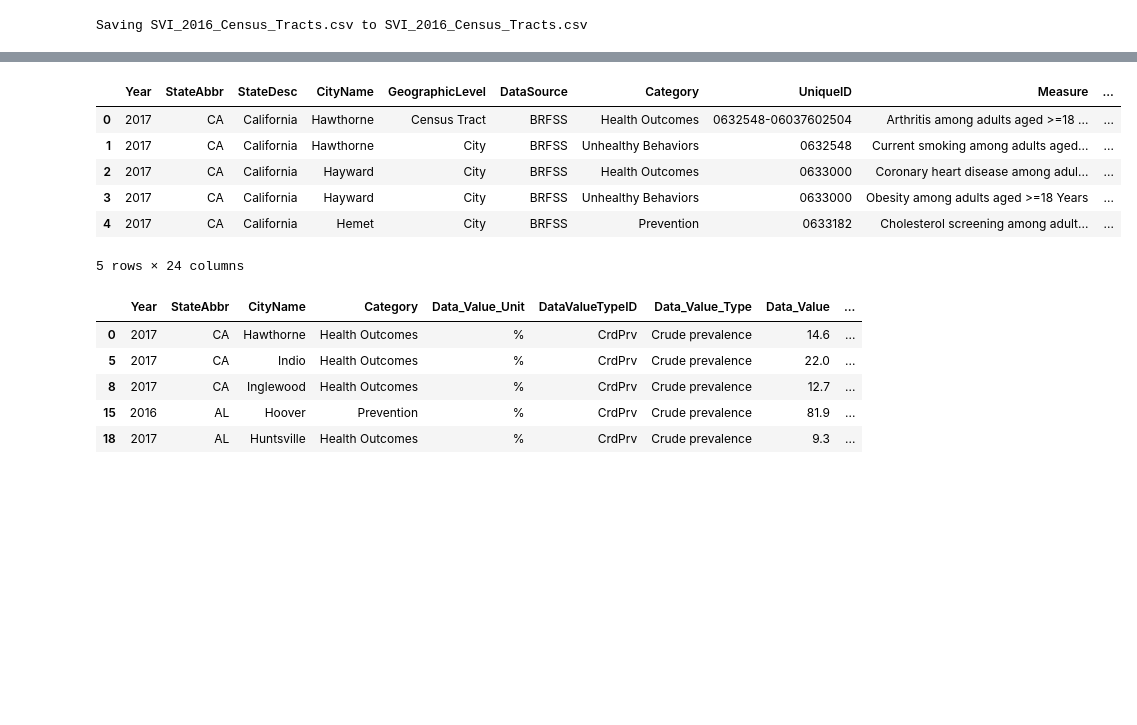
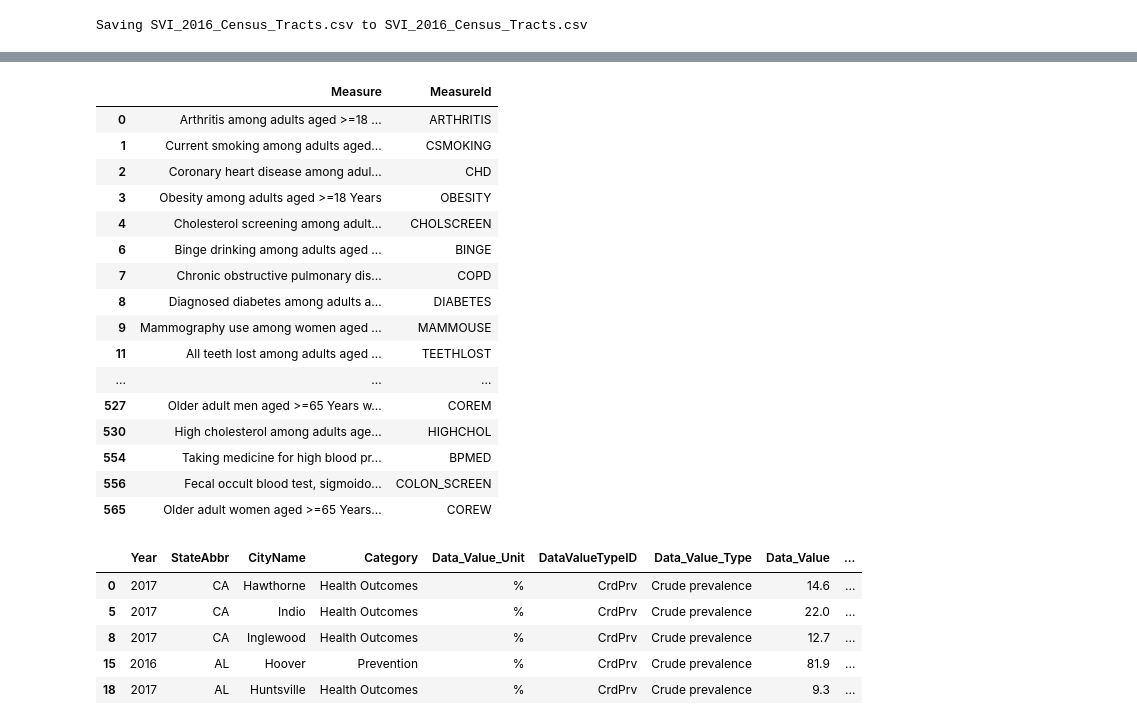
Before and after one commit to jonas060/SDOH, a Jupyter notebook: CSCI_8980_Project_GP.ipynb, the cells around one changed output, grey strips where cells are left out. Saved outputs shown, nothing was run; the diff lists cells and outputs as text; code cells hidden in the pictures; blank space fills up the shorter version.

```diff
--- a/CSCI_8980_Project_GP.ipynb
+++ b/CSCI_8980_Project_GP.ipynb
@@ -16,17 +31,28 @@ Saving SVI_2016_Census_Tracts.csv to SVI_2016_Census_Tracts.csv
 # %%
 import pandas as pd
 import numpy as np
 
 places_500_cities = pd.read_csv("500_Cities__Local_Data_for_Better_Health__2019_release_20240314.csv")
-places_500_cities.head()
+# places_500_cities.head()
+places_500_cities.loc[:, ['Measure', 'MeasureId']].drop_duplicates()
 # %% [output]
-|  | Year | StateAbbr | StateDesc | CityName | GeographicLevel | DataSource | Category | UniqueID | Measure | ... |
-| 0 | 2017 | CA | California | Hawthorne | Census Tract | BRFSS | Health Outcomes | 0632548-06037602504 | Arthritis among adults aged >=18 ... | ... |
-| 1 | 2017 | CA | California | Hawthorne | City | BRFSS | Unhealthy Behaviors | 0632548 | Current smoking among adults aged... | ... |
-| 2 | 2017 | CA | California | Hayward | City | BRFSS | Health Outcomes | 0633000 | Coronary heart disease among adul... | ... |
-| 3 | 2017 | CA | California | Hayward | City | BRFSS | Unhealthy Behaviors | 0633000 | Obesity among adults aged >=18 Years | ... |
-| 4 | 2017 | CA | California | Hemet | City | BRFSS | Prevention | 0633182 | Cholesterol screening among adult... | ... |
+|  | Measure | MeasureId |
+| 0 | Arthritis among adults aged >=18 ... | ARTHRITIS |
+| 1 | Current smoking among adults aged... | CSMOKING |
+| 2 | Coronary heart disease among adul... | CHD |
+| 3 | Obesity among adults aged >=18 Years | OBESITY |
+| 4 | Cholesterol screening among adult... | CHOLSCREEN |
+| 6 | Binge drinking among adults aged ... | BINGE |
+| 7 | Chronic obstructive pulmonary dis... | COPD |
+| 8 | Diagnosed diabetes among adults a... | DIABETES |
+| 9 | Mammography use among women aged ... | MAMMOUSE |
+| 11 | All teeth lost among adults aged ... | TEETHLOST |
+| ... | ... | ... |
+| 527 | Older adult men aged >=65 Years w... | COREM |
+| 530 | High cholesterol among adults age... | HIGHCHOL |
+| 554 | Taking medicine for high blood pr... | BPMED |
+| 556 | Fecal occult blood test, sigmoido... | COLON_SCREEN |
+| 565 | Older adult women aged >=65 Years... | COREW |
-5 rows × 24 columns
 # %%
 ct_500_cities = places_500_cities[places_500_cities['GeographicLevel'] == 'Census Tract']
 # ct_500_cities.head()
```
Also changed, not shown: parts of 23 cells of this notebook.
